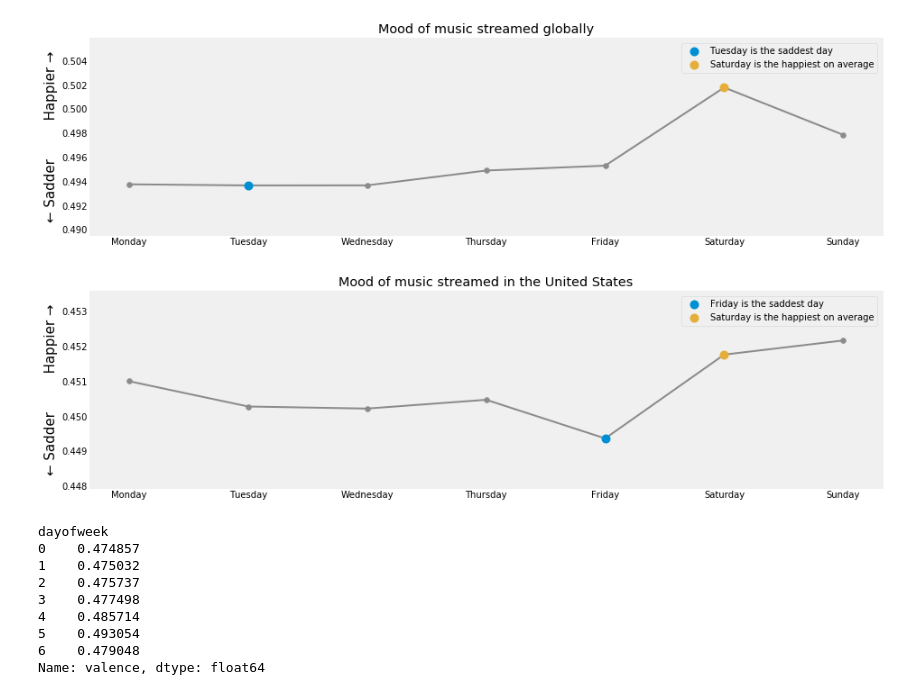
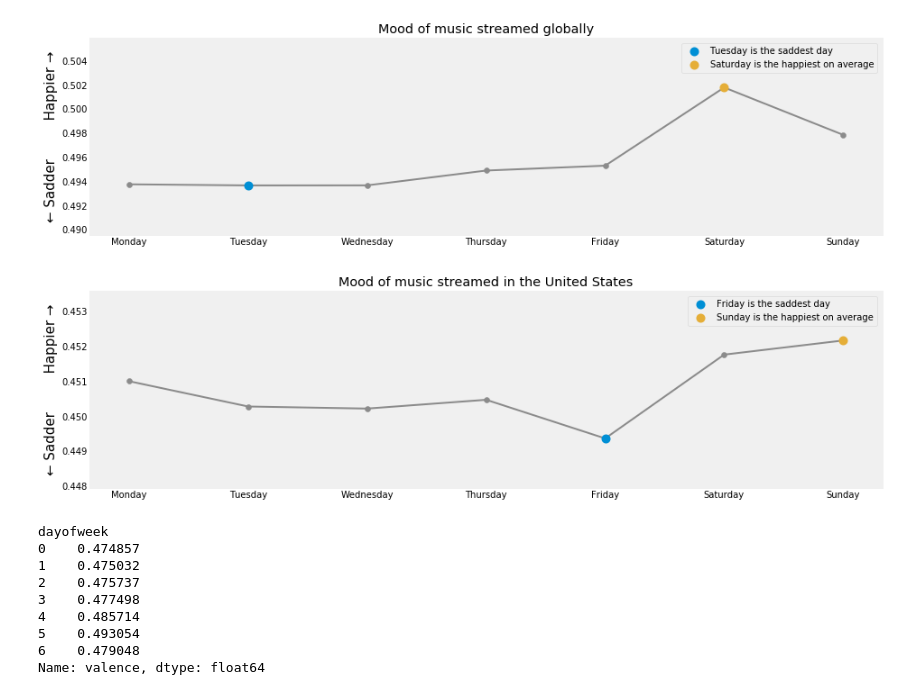
Before and after one commit to raffg/spotify_analysis, a Jupyter notebook: spotify_analysis.ipynb, the cells around one changed output. Saved outputs shown, nothing was run; the diff lists cells and outputs as text; code cells hidden in the pictures.

```diff
--- a/spotify_analysis.ipynb
+++ b/spotify_analysis.ipynb
@@ -553,21 +568,21 @@ plt.show()
 # %%
 data = df[df['country'] == 'United States'].groupby(['dayofweek'])['valence'].mean()
 
 plt.figure(figsize=(14, 4))
 plt.plot(data, c='#8b8b8b')
 plt.scatter(data.index, data, c='#8b8b8b')
 plt.scatter(4, data[4], c='#008fd5', lw=4, label='Friday is the saddest day', zorder=3)
-plt.scatter(5, data[5], c='#e5ae38', lw=4, label='Saturday is the happiest on average', zorder=3)
+plt.scatter(6, data[6], c='#e5ae38', lw=4, label='Sunday is the happiest on average', zorder=3)
 plt.legend()
 plt.xticks(ticks=[0, 1, 2, 3, 4, 5, 6],
            labels=['Monday', 'Tuesday', 'Wednesday', 'Thursday', 'Friday', 'Saturday', 'Sunday'])
 plt.ylim(data.min() - .5 * (data.max() - data.min()), data.max() + .5 * (data.max() - data.min()))
 plt.grid(False)
 plt.title('Mood of music streamed in the United States')
 plt.ylabel(u'\u2190 Sadder         Happier \u2192', fontsize=15, rotation=90)
 plt.show()
 # %% [output]
-[figure, old version]
+[figure, new version]
 # %%
 df[df['country'] == 'New Zealand'].groupby(['dayofweek'])['valence'].mean()
 # %% [output]
```
Also changed, not shown: parts of 2 cells of this notebook, 6 other files.
